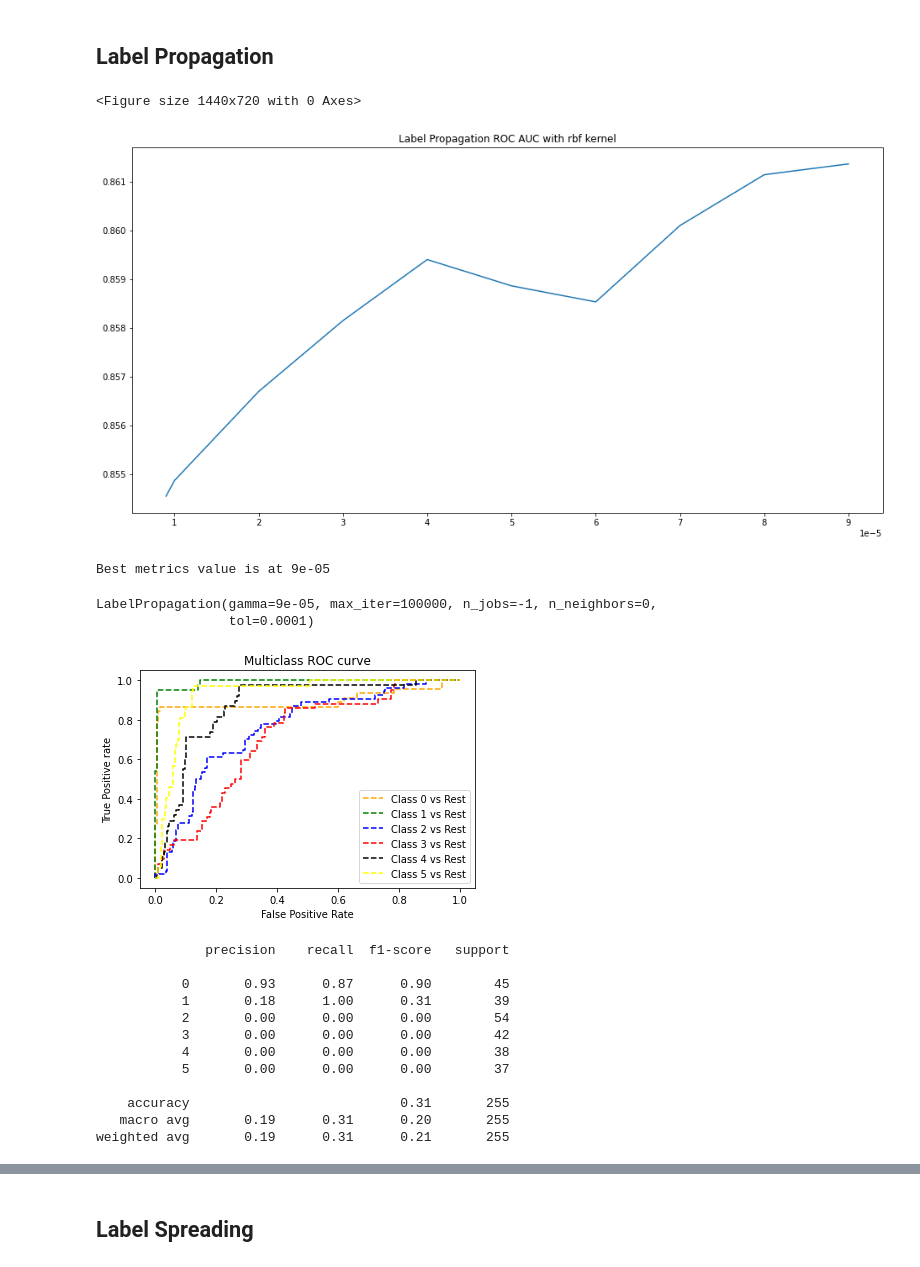
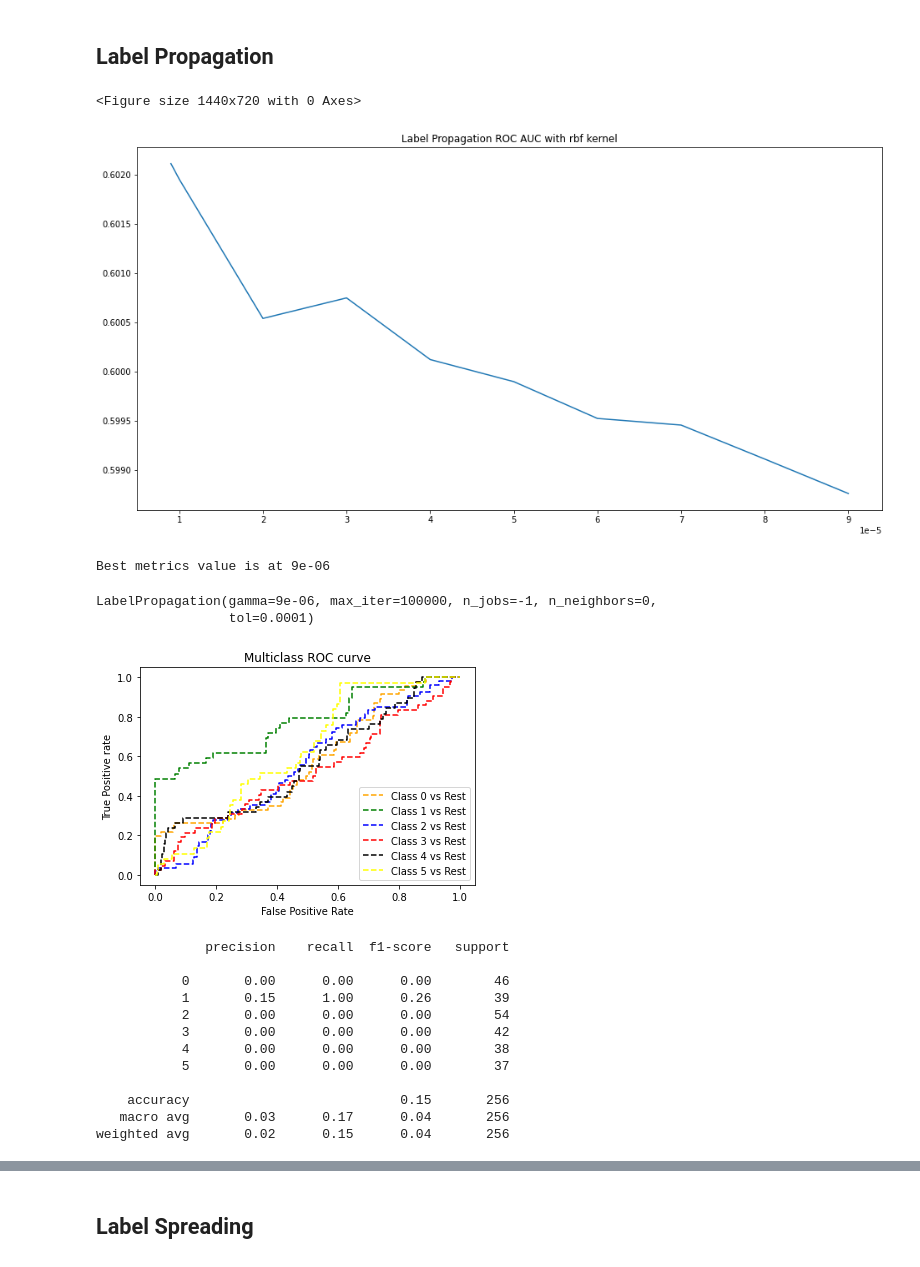
Before and after one commit to adityapanwar94/Data-Analysis-and-Process-Automation-DaPrA-, a Jupyter notebook: SSL_ModelDevelopment.ipynb, the cells around one changed output, grey strips where cells are left out. Saved outputs shown, nothing was run; the diff lists cells and outputs as text; code cells hidden in the pictures.

```diff
--- a/SSL_ModelDevelopment.ipynb
+++ b/SSL_ModelDevelopment.ipynb
@@ -192,12 +190,19 @@ else:
   usefulcoldata['Participation_Freq_3'] = usefulcoldata['Participation_Freq_3'].apply(lambda x: x*100)
   usefulcoldata['Participation_Freq_0'] = usefulcoldata['Participation_Freq_0'].apply(lambda x: x*0)
 
-  usefulcoldata['preference1_0.0'] = usefulcoldata['preference1_0.0'].apply(lambda x: x*60)
-  usefulcoldata['preference1_1.0'] = usefulcoldata['preference1_1.0'].apply(lambda x: x*60)
-  usefulcoldata['preference1_2.0'] = usefulcoldata['preference1_2.0'].apply(lambda x: x*60)
-  usefulcoldata['preference1_3.0'] = usefulcoldata['preference1_3.0'].apply(lambda x: x*60)
-  usefulcoldata['preference1_4.0'] = usefulcoldata['preference1_4.0'].apply(lambda x: x*60)
-  usefulcoldata['preference1_5.0'] = usefulcoldata['preference1_5.0'].apply(lambda x: x*60)
+  usefulcoldata['preference1_0.0'] = usefulcoldata['preference1_0.0'].apply(lambda x: x*40)
+  usefulcoldata['preference1_1.0'] = usefulcoldata['preference1_1.0'].apply(lambda x: x*40)
+  usefulcoldata['preference1_2.0'] = usefulcoldata['preference1_2.0'].apply(lambda x: x*40)
+  usefulcoldata['preference1_3.0'] = usefulcoldata['preference1_3.0'].apply(lambda x: x*40)
+  usefulcoldata['preference1_4.0'] = usefulcoldata['preference1_4.0'].apply(lambda x: x*40)
+  usefulcoldata['preference1_5.0'] = usefulcoldata['preference1_5.0'].apply(lambda x: x*40)
+
+  usefulcoldata['preference2_0.0'] = usefulcoldata['preference2_0.0'].apply(lambda x: x*20)
+  usefulcoldata['preference2_1.0'] = usefulcoldata['preference2_1.0'].apply(lambda x: x*20)
+  usefulcoldata['preference2_2.0'] = usefulcoldata['preference2_2.0'].apply(lambda x: x*20)
+  usefulcoldata['preference2_3.0'] = usefulcoldata['preference2_3.0'].apply(lambda x: x*20)
+  usefulcoldata['preference2_4.0'] = usefulcoldata['preference2_4.0'].apply(lambda x: x*20)
+  usefulcoldata['preference2_5.0'] = usefulcoldata['preference2_5.0'].apply(lambda x: x*20)
 # %%
 usefulcoldata.info()
 # %% [output]
@@ -799,5 +804,5 @@ labelled_dataset.shape
 # %%
-X_train_labelled = labelled_dataset.drop(['Theme allot', 'Labels', 'team_id', 'index'],axis=1)
+X_train_labelled = labelled_dataset.drop(['Theme allot', 'Labels', 'team_id'],axis=1)
 # %%
 y_train_labelled = labelled_dataset['Labels']
 # %%
@@ -838,8 +843,8 @@ teamids = list(X_test['team_id'])
 # %%
 y_test = X_test['Theme allot']
 # %%
-X_train = X_train.drop(['Theme allot', 'Labels', 'team_id', 'index'], axis=1)
-X_test = X_test.drop(['Theme allot', 'Labels', 'team_id', 'index'], axis=1)
+X_train = X_train.drop(['Theme allot', 'Labels', 'team_id'], axis=1)
+X_test = X_test.drop(['Theme allot', 'Labels', 'team_id'], axis=1)
 # %%
 X_train = X_train.append(X_train_labelled)
 # %%
@@ -876,60 +881,60 @@ def label_prop_test(kernel, params_list, X_train, X_test, y_train, y_test):
     print('Best metrics value is at {}'.format(params_list[np.argmax(roc_scores)]))
 # %%
 gammas = [9e-6, 1e-5, 2e-5, 3e-5, 4e-5, 5e-5, 6e-5, 7e-5, 8e-5, 9e-5]
-label_prop_test('rbf', gammas, X_train, X_test, y_train, y_test)
+label_prop_test('rbf', gammas, X_train.drop(['index'],axis=1), X_test.drop(['index'],axis=1), y_train, y_test)
 # %% [output]
 <Figure size 1440x720 with 0 Axes>
-[figure, old version]
+[figure, new version]
-Best metrics value is at 9e-05
+Best metrics value is at 9e-06
 # %%
 label_prop_rbf = LabelPropagation(kernel='rbf',
-                              gamma=9e-05,
+                              gamma=9e-06,
                               n_neighbors=0,
                               max_iter=100000,
                               tol=0.0001,
                               n_jobs=-1,
                              )
-label_prop_rbf.fit(X_train, y_train)
+label_prop_rbf.fit(X_train.drop(['index'],axis=1), y_train)
 # %% [output]
-LabelPropagation(gamma=9e-05, max_iter=100000, n_jobs=-1, n_neighbors=0,
+LabelPropagation(gamma=9e-06, max_iter=100000, n_jobs=-1, n_neighbors=0,
                  tol=0.0001)
 # %%
 fpr = {}
 tpr = {}
 thresh ={}
 roc_list = []
 n_class = 6
 for i in range(n_class):
-    fpr[i], tpr[i], thresh[i] = roc_curve(y_test, label_prop_rbf.predict_proba(X_test)[:,i], pos_label=i)
+    fpr[i], tpr[i], thresh[i] = roc_curve(y_test, label_prop_rbf.predict_proba(X_test.drop(['index'],axis=1))[:,i], pos_label=i)
 
 # plotting
 plt.plot(fpr[0], tpr[0], linestyle='--',color='orange', label='Class 0 vs Rest')
 plt.plot(fpr[1], tpr[1], linestyle='--',color='green', label='Class 1 vs Rest')
 plt.plot(fpr[2], tpr[2], linestyle='--',color='blue', label='Class 2 vs Rest')
 plt.plot(fpr[3], tpr[3], linestyle='--',color='red', label='Class 3 vs Rest')
 plt.plot(fpr[4], tpr[4], linestyle='--',color='black', label='Class 4 vs Rest')
 plt.plot(fpr[5], tpr[5], linestyle='--',color='yellow', label='Class 5 vs Rest')
 
 plt.title('Multiclass ROC curve')
 plt.xlabel('False Positive Rate')
 plt.ylabel('True Positive rate')
 plt.legend(loc='best')
 plt.savefig('Multiclass ROC',dpi=300);
 # %% [output]
-[figure, old version]
+[figure, new version]
 # %%
-print(classification_report(y_test,label_prop_rbf.predict(X_test)))
+print(classification_report(y_test,label_prop_rbf.predict(X_test.drop(['index'],axis=1))))
 # %% [output]
               precision    recall  f1-score   support
 
-           0       0.93      0.87      0.90        45
-           1       0.18      1.00      0.31        39
+           0       0.00      0.00      0.00        46
+           1       0.15      1.00      0.26        39
            2       0.00      0.00      0.00        54
            3       0.00      0.00      0.00        42
            4       0.00      0.00      0.00        38
            5       0.00      0.00      0.00        37
 
-    accuracy                           0.31       255
-   macro avg       0.19      0.31      0.20       255
-weighted avg       0.19      0.31      0.21       255
+    accuracy                           0.15       256
+   macro avg       0.03      0.17      0.04       256
+weighted avg       0.02      0.15      0.04       256
 # %%
```
Also changed, not shown: parts of 49 cells of this notebook.
